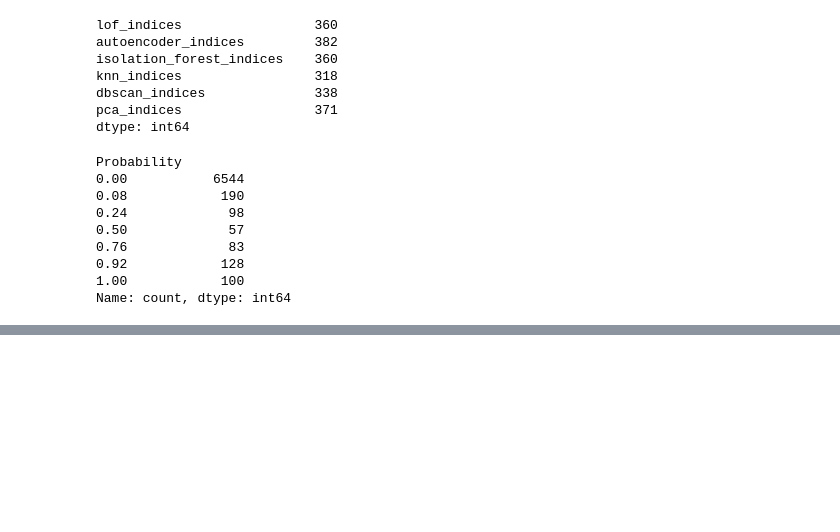
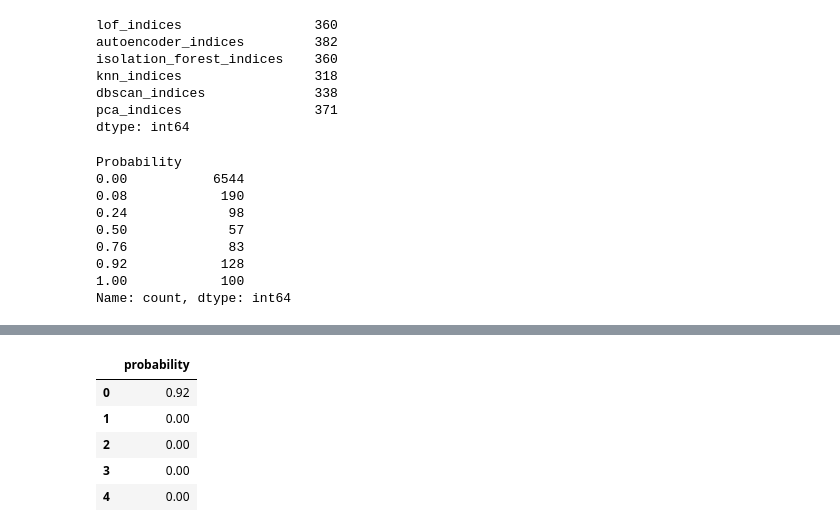
Before and after one commit to arcticronin/anomaly_detection, a Jupyter notebook: main.ipynb, the cells around one changed output, grey strips where cells are left out. Cells and saved outputs as stored; diff of their text form; code cells hidden in the pictures; blank space fills up the shorter version.

```diff
--- a/main.ipynb
+++ b/main.ipynb
@@ -163,0 +144,9 @@ utils.plot_3d_TSNE(df=None,
+# %%
+pd.read_csv('results.csv').head()
+# %% [output]
+|  | probability |
+| 0 | 0.92 |
+| 1 | 0.00 |
+| 2 | 0.00 |
+| 3 | 0.00 |
+| 4 | 0.00 |
```
Also changed, not shown: parts of 22 cells of this notebook, 4 other files.
